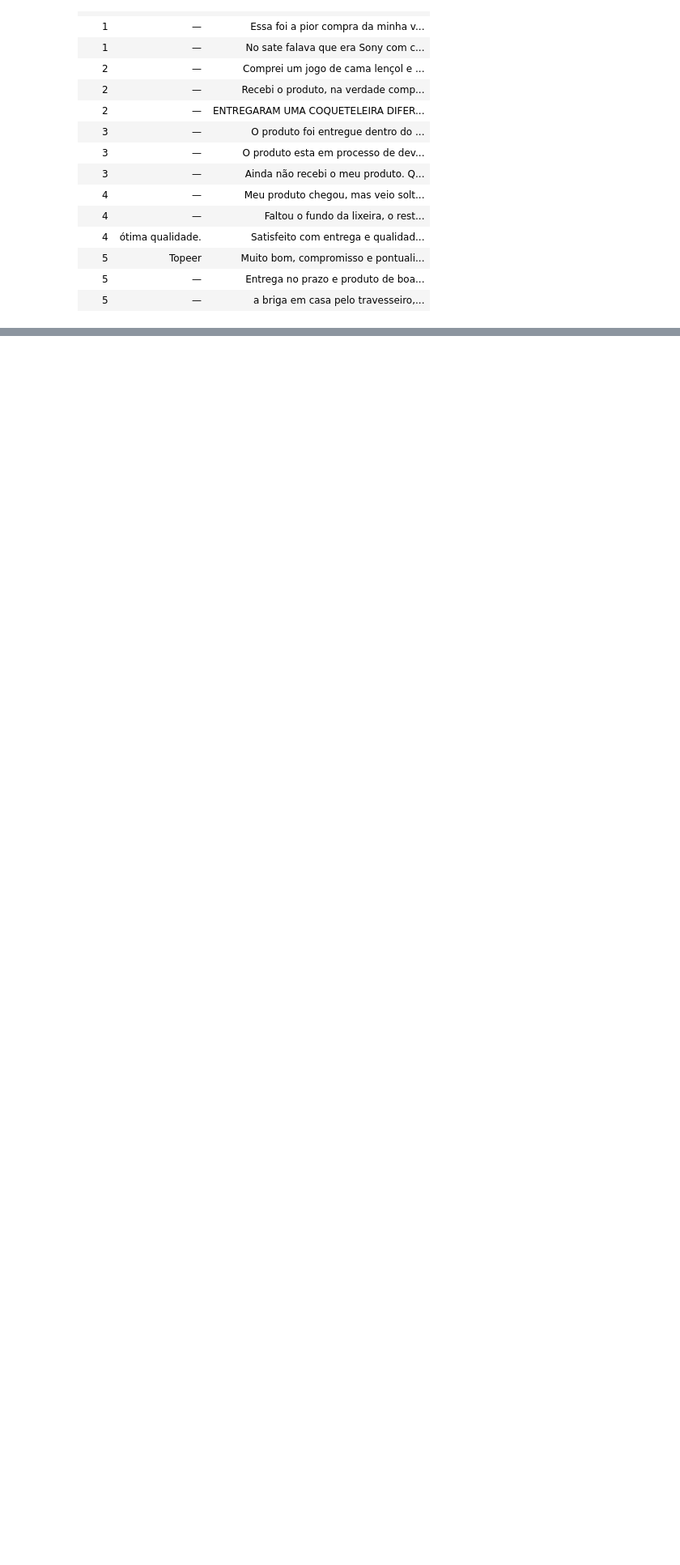
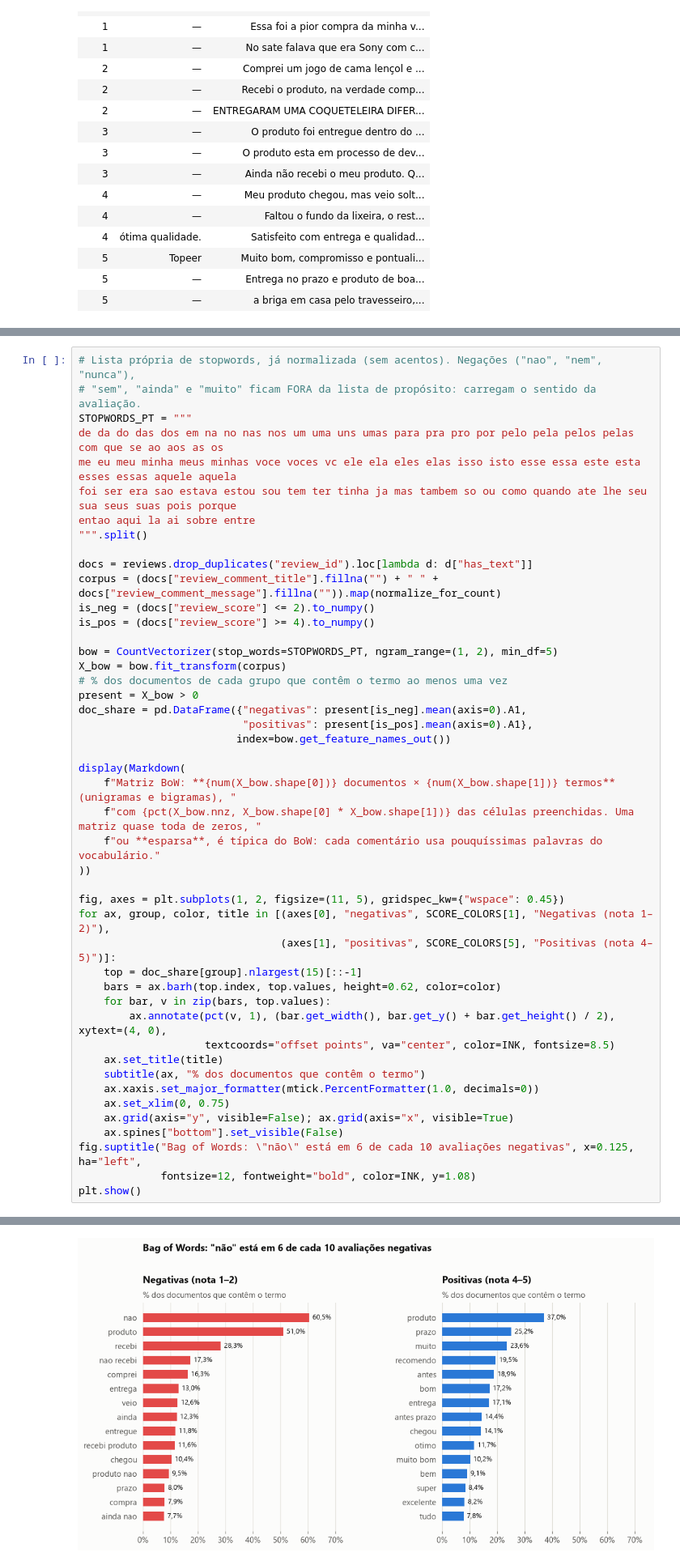
Before and after one commit to Dinaldorc/tech-challenge-fase4, a Jupyter notebook: notebooks/01_eda_avaliacoes.ipynb, the cells around one changed output, grey strips where cells are left out. Shown at 81% size. Cells and saved outputs as stored; diff of their text form; blank space fills up the shorter version.

```diff
--- a/notebooks/01_eda_avaliacoes.ipynb
+++ b/notebooks/01_eda_avaliacoes.ipynb
@@ -403,0 +535,47 @@ sample.fillna("—").style.hide(axis="index").set_properties(**{"text-align": "l
+# %%
+# Lista própria de stopwords, já normalizada (sem acentos). Negações ("nao", "nem", "nunca"),
+# "sem", "ainda" e "muito" ficam FORA da lista de propósito: carregam o sentido da avaliação.
+STOPWORDS_PT = """
+de da do das dos em na no nas nos um uma uns umas para pra pro por pelo pela pelos pelas com que se ao aos as os
+me eu meu minha meus minhas voce voces vc ele ela eles elas isso isto esse essa este esta esses essas aquele aquela
+foi ser era sao estava estou sou tem ter tinha ja mas tambem so ou como quando ate lhe seu sua seus suas pois porque
+entao aqui la ai sobre entre
+""".split()
+
+docs = reviews.drop_duplicates("review_id").loc[lambda d: d["has_text"]]
+corpus = (docs["review_comment_title"].fillna("") + " " + docs["review_comment_message"].fillna("")).map(normalize_for_count)
+is_neg = (docs["review_score"] <= 2).to_numpy()
+is_pos = (docs["review_score"] >= 4).to_numpy()
+
+bow = CountVectorizer(stop_words=STOPWORDS_PT, ngram_range=(1, 2), min_df=5)
+X_bow = bow.fit_transform(corpus)
+# % dos documentos de cada grupo que contêm o termo ao menos uma vez
+present = X_bow > 0
+doc_share = pd.DataFrame({"negativas": present[is_neg].mean(axis=0).A1,
+                          "positivas": present[is_pos].mean(axis=0).A1},
+                         index=bow.get_feature_names_out())
+
+display(Markdown(
+    f"Matriz BoW: **{num(X_bow.shape[0])} documentos × {num(X_bow.shape[1])} termos** (unigramas e bigramas), "
+    f"com {pct(X_bow.nnz, X_bow.shape[0] * X_bow.shape[1])} das células preenchidas. Uma matriz quase toda de zeros, "
+    f"ou **esparsa**, é típica do BoW: cada comentário usa pouquíssimas palavras do vocabulário."
+))
+
+fig, axes = plt.subplots(1, 2, figsize=(11, 5), gridspec_kw={"wspace": 0.45})
+for ax, group, color, title in [(axes[0], "negativas", SCORE_COLORS[1], "Negativas (nota 1–2)"),
+                                (axes[1], "positivas", SCORE_COLORS[5], "Positivas (nota 4–5)")]:
+    top = doc_share[group].nlargest(15)[::-1]
+    bars = ax.barh(top.index, top.values, height=0.62, color=color)
+    for bar, v in zip(bars, top.values):
+        ax.annotate(pct(v, 1), (bar.get_width(), bar.get_y() + bar.get_height() / 2), xytext=(4, 0),
+                    textcoords="offset points", va="center", color=INK, fontsize=8.5)
+    ax.set_title(title)
+    subtitle(ax, "% dos documentos que contêm o termo")
+    ax.xaxis.set_major_formatter(mtick.PercentFormatter(1.0, decimals=0))
+    ax.set_xlim(0, 0.75)
+    ax.grid(axis="y", visible=False); ax.grid(axis="x", visible=True)
+    ax.spines["bottom"].set_visible(False)
+fig.suptitle("Bag of Words: \"não\" está em 6 de cada 10 avaliações negativas", x=0.125, ha="left",
+             fontsize=12, fontweight="bold", color=INK, y=1.08)
+plt.show()
+# %% [output]
@@ -403,0 +583 @@ sample.fillna("—").style.hide(axis="index").set_properties(**{"text-align": "l
+[figure, added]
```
Also changed, not shown: parts of 38 cells of this notebook, 2 other files.
